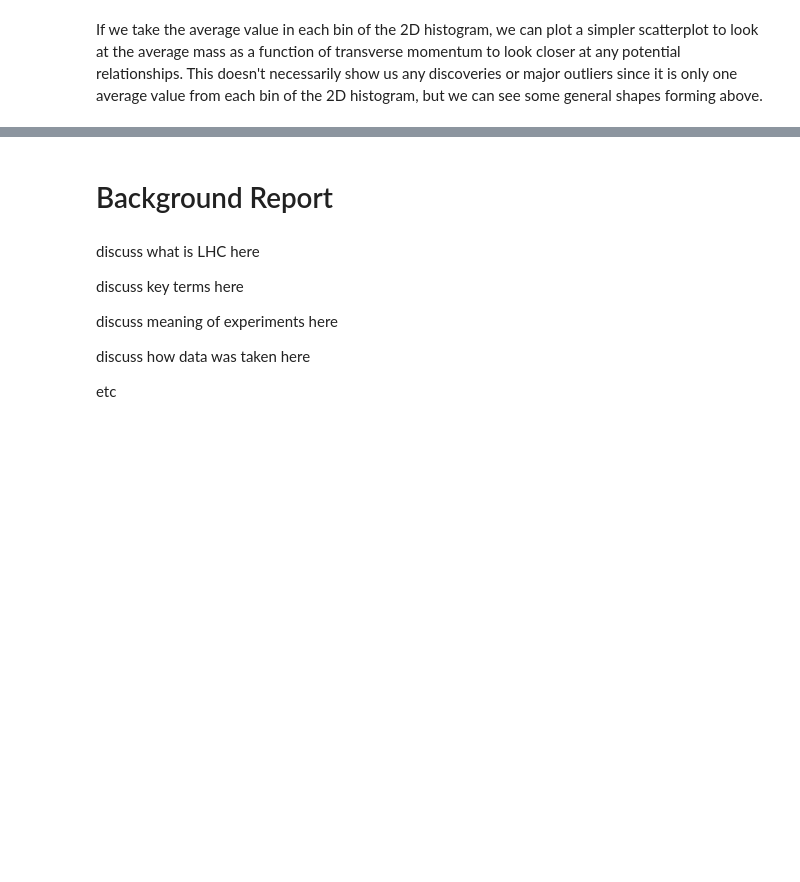
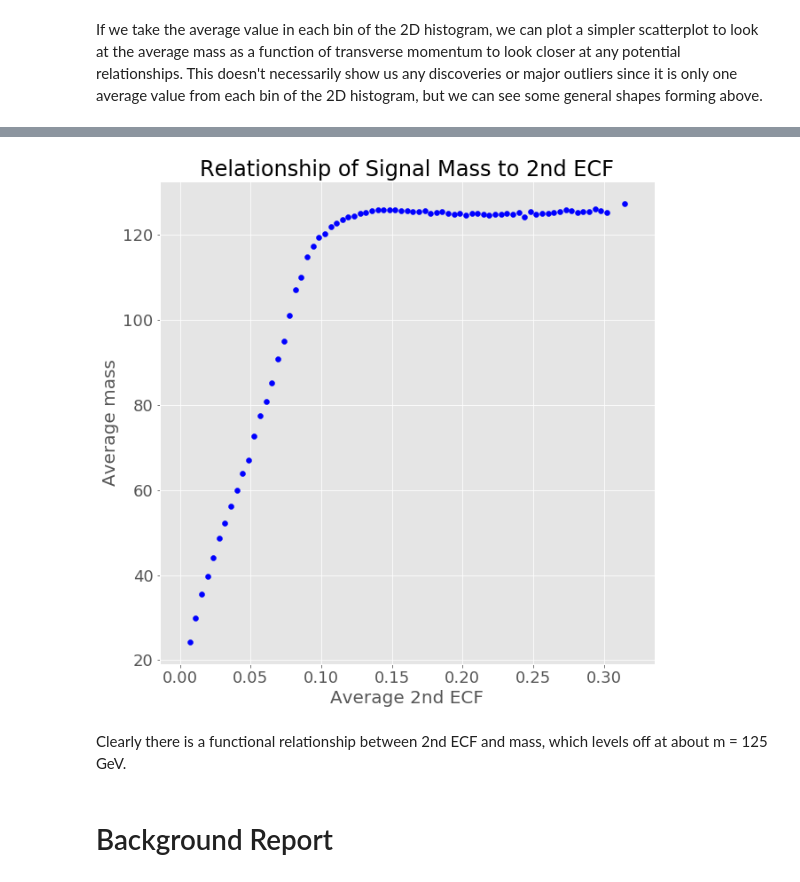
Before and after one commit to darrenhunt2/Phys-434, a Jupyter notebook: Lab-5-Higgs.ipynb, the cells around one changed output, grey strips where cells are left out. Saved outputs shown, nothing was run; the diff lists cells and outputs as text; code cells hidden in the pictures; blank space fills up the shorter version.

```diff
--- a/Lab-5-Higgs.ipynb
+++ b/Lab-5-Higgs.ipynb
@@ -206,12 +233,18 @@ If we take the average value in each bin of the 2D histogram, we can plot a simp
+# %%
+mu,edges,binNo = stats.binned_statistic(higgs_dict['ee2'],higgs_dict['mass'],statistic='mean',bins=75)
+
+fig, ax = plt.subplots(1, 1, figsize=(10,10))
+plt.style.use('ggplot')
+ax.set_title("Relationship of Signal Mass to 2nd ECF", fontsize=24)
+ax.set_xlabel("Average 2nd ECF", fontsize=20)
+ax.set_ylabel("Average mass", fontsize=20)
+plt.tick_params(labelsize = 18)
+
+plt.scatter(edges[:-1],mu,color='b')
+plt.show()
+# %% [output]
+[figure, added]
+# %% [markdown]
+Clearly there is a functional relationship between 2nd ECF and mass, which levels off at about m = 125 GeV.
 # %% [markdown]
 # Background Report
-# %% [markdown]
-discuss what is LHC  here
-
-discuss key terms here
-
-discuss meaning of experiments here
-
-discuss how data was taken here
-
-etc
```
Also changed, not shown: parts of 8 cells of this notebook, 1 other file.
